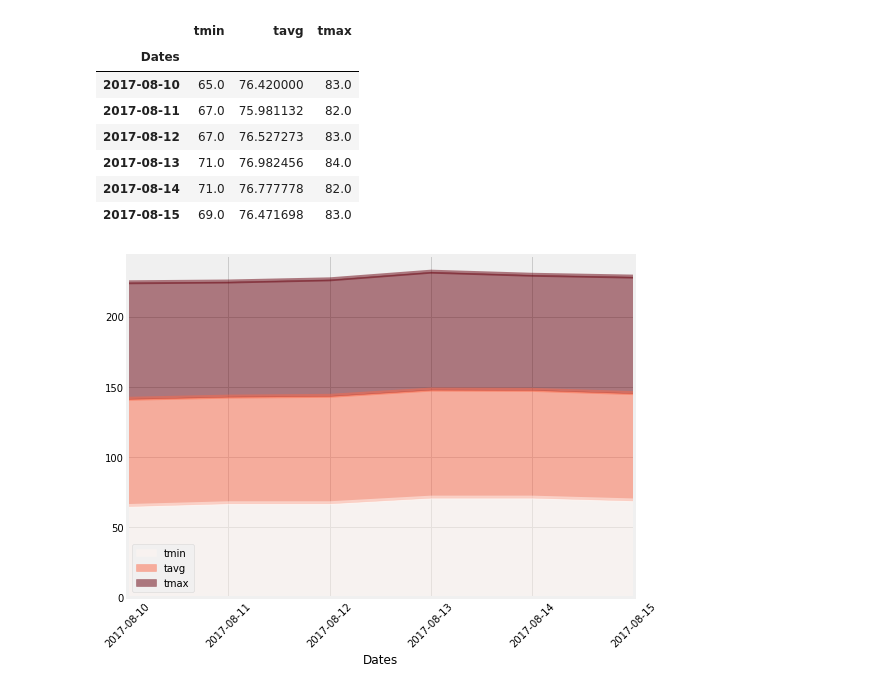
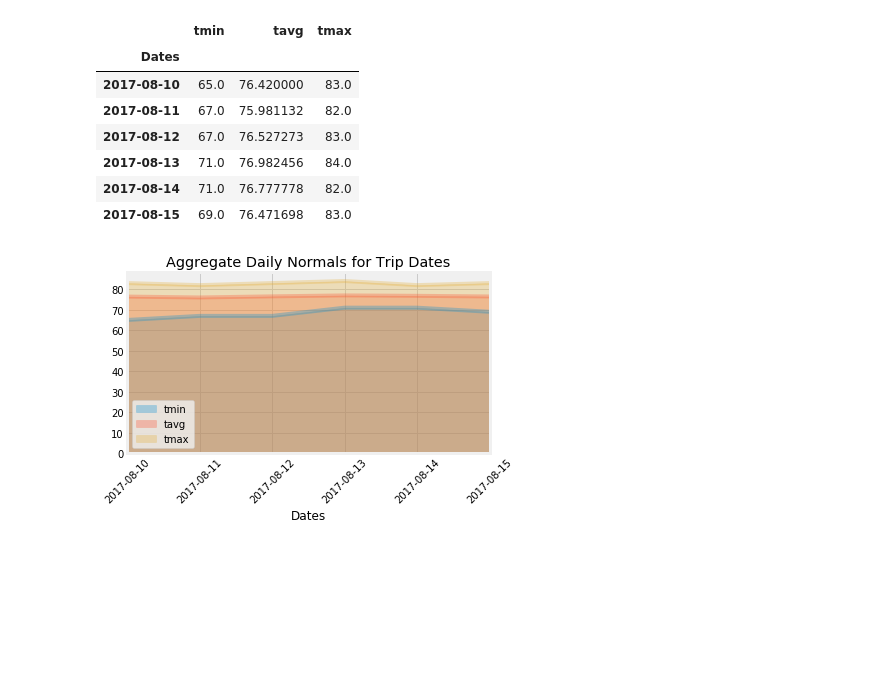
Before and after one commit to tasvora/homework, a Jupyter notebook: 10-Advanced-data-storage/climate_starter.ipynb, the cells around one changed output. Drawn from its saved outputs; the diff is of its cells as text; code cells hidden in the pictures; blank space fills up the shorter version.

```diff
--- a/10-Advanced-data-storage/climate_starter.ipynb
+++ b/10-Advanced-data-storage/climate_starter.ipynb
@@ -390,10 +385,12 @@ normals_df
 # %%
 # Plot the daily normals as an area plot with `stacked=False`
 
-normals_df.plot(kind='area', stacked='false', alpha=0.5, x_compat=True, colormap='Reds',figsize=(8,6))
+normals_df.plot(kind='area', stacked=False, alpha=0.3, title="Aggregate Daily Normals for Trip Dates")
+
 plt.legend(fancybox=True)
 plt.xticks(rotation=45)
 plt.tight_layout()
+plt.savefig("Images/DailyNormals_Area_Plot.png")
 plt.show()
 # %% [output]
-[figure, old version]
+[figure, new version]
```
Also changed, not shown: parts of 13 cells of this notebook, 12 other files.
